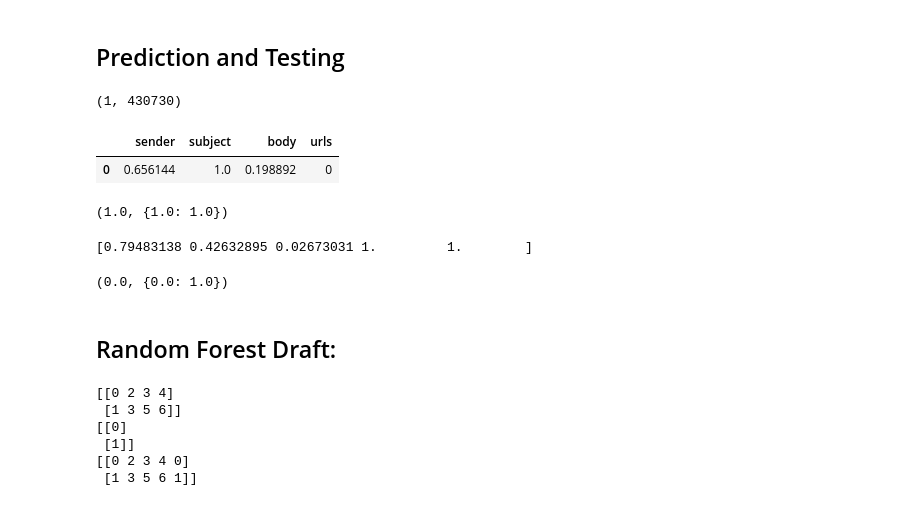
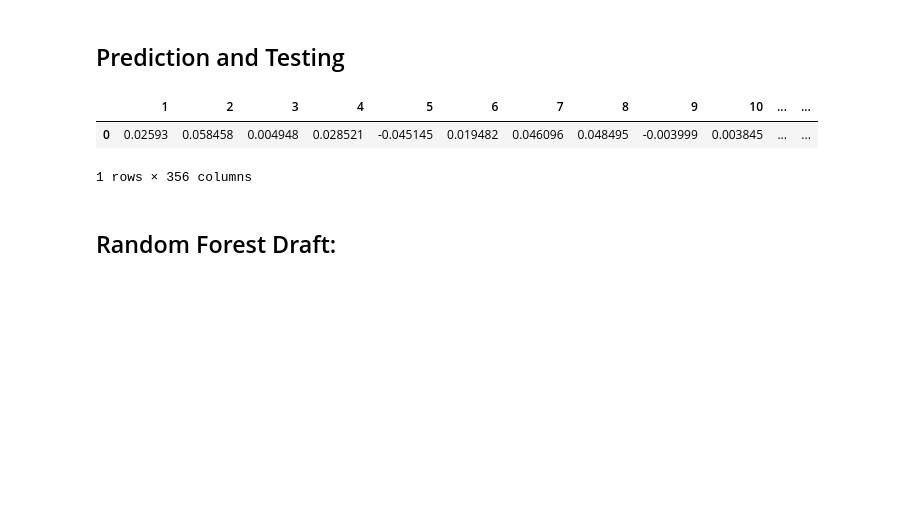
Before and after one commit to lunagpprado/scam_detector_p2, a Jupyter notebook: p2_decision_tree.ipynb, the cells around one changed output. Saved outputs shown, nothing was run; the diff lists cells and outputs as text; code cells hidden in the pictures; blank space fills up the shorter version.

```diff
--- a/p2_decision_tree.ipynb
+++ b/p2_decision_tree.ipynb
@@ -365,47 +313,20 @@ test_df = pd.DataFrame(test_data)
 # %%
-#test_data = {'sender': ['asjfnakjsnfkanf@gmail.com'], 'subject': ['SCAM ALERT'], 'body':['Make money quick, urgent new opportunity. Please buy now for your future. Passive Income, Easy life.'], 'urls':[1]}
-#test_df = pd.DataFrame(test_data)
+test_data = {'sender': ['asjfnakjsnfkanf@gmail.com'], 'subject': ['SCAM ALERT'], 'body':['Make money quick, urgent new opportunity. Please buy now for your future. Passive Income, Easy life.'], 'urls':[1]}
+test_df = pd.DataFrame(test_data)
-# %%
-new_body = vectorizer_body.transform(test_df['body'])
-new_body.shape
-# %% [output]
-(1, 430730)
 # %%
 new_body = vectorizer_body.transform(test_df['body'])
-new_body_sum = new_body.sum(axis=1).flatten()
-nonzero_body = (new_body > 0).sum(axis=1).flatten()
-
-new_body_normalized = (new_body_sum/nonzero_body if nonzero_body > 0 else 0)
+new_body_reduced = svd.transform(new_body)
+new_body_df = pd.DataFrame(new_body_reduced, columns=range(1,301))
 
 new_send = vectorizer_send.transform(test_df['sender'])
-new_send_sum = new_send.sum(axis=1).flatten()
-nonzero_send = (new_send > 0).sum(axis=1).flatten()
-
-new_send_normalized = (new_send_sum/nonzero_send if nonzero_send > 0 else 0)
-
-"""
-new_rec = vectorizer_rec.transform(test_df['receiver'])
-new_rec_sum = new_rec.sum(axis=1).flatten()
-nonzero_rec = (new_rec > 0).sum(axis=1).flatten()
-
-new_rec_normalized = (new_rec_sum/nonzero_rec if nonzero_rec > 0 else 0)
-"""
+new_send_reduced = svd_send.transform(new_send)
+new_send_df = pd.DataFrame(new_send_reduced, columns=range(1,6))
 
 new_sub = vectorizer_sub.transform(test_df['subject'])
-new_sub_sum = new_sub.sum(axis=1).flatten()
-nonzero_sub = (new_sub > 0).sum(axis=1).flatten()
+new_sub_reduced = svd_sub.transform(new_sub)
+new_sub_df = pd.DataFrame(new_sub_reduced, columns=range(1,51))
 
-new_sub_normalized = (new_sub_sum/nonzero_sub if nonzero_sub > 0 else 0)
-
-test_df['body'] = new_body_normalized
-test_df['sender'] = new_send_normalized
-#test_df['receiver'] = new_rec_normalized
-test_df['subject'] = new_sub_normalized
-test_df
+new_data = pd.concat([new_body_df, new_send_df, new_sub_df,test_df], axis=1)
+new_data = new_data.drop('body', axis=1)
+new_data = new_data.drop('subject', axis=1)
+new_data = new_data.drop('sender', axis=1)
-# %% [output]
-|  | sender | subject | body | urls |
-| 0 | 0.656144 | 1.0 | 0.198892 | 0 |
-# %%
-predict(test_df.to_numpy()[0], my_tree)
-# %% [output]
-(1.0, {1.0: 1.0})
@@ -414,9 +333,10 @@ predict(test_df.to_numpy()[0], my_tree)
-# %%
-print(data.to_numpy()[40002])
-predict(data.to_numpy()[40002], my_tree)
-# %% [output]
-[0.79483138 0.42632895 0.02673031 1.         1.        ]
-(0.0, {0.0: 1.0})
+# %%
+test_df = new_data
+test_df
+# %% [output]
+|  | 1 | 2 | 3 | 4 | 5 | 6 | 7 | 8 | 9 | 10 | ... | ... |
+| 0 | 0.02593 | 0.058458 | 0.004948 | 0.028521 | -0.045145 | 0.019482 | 0.046096 | 0.048495 | -0.003999 | 0.003845 | ... | ... |
+1 rows × 356 columns
 # %% [markdown]
 ## Random Forest Draft:
 # %%
@@ -453,16 +384,3 @@ class RandomForest:
-# %%
-rows1 = np.array([[0, 2, 3, 4], [1, 3, 5, 6]])
-ys = np.array([[0],[1]])
-print(rows1)
-print(ys)
-print(np.concatenate((rows1, ys), axis=1))
-# %% [output]
-[[0 2 3 4]
- [1 3 5 6]]
-[[0]
- [1]]
-[[0 2 3 4 0]
- [1 3 5 6 1]]
 # %%
 X = data.to_numpy()[:,:-1]
 y = data.to_numpy()[:, -1].reshape(-1,1)
```
Also changed, not shown: parts of 32 cells of this notebook.
